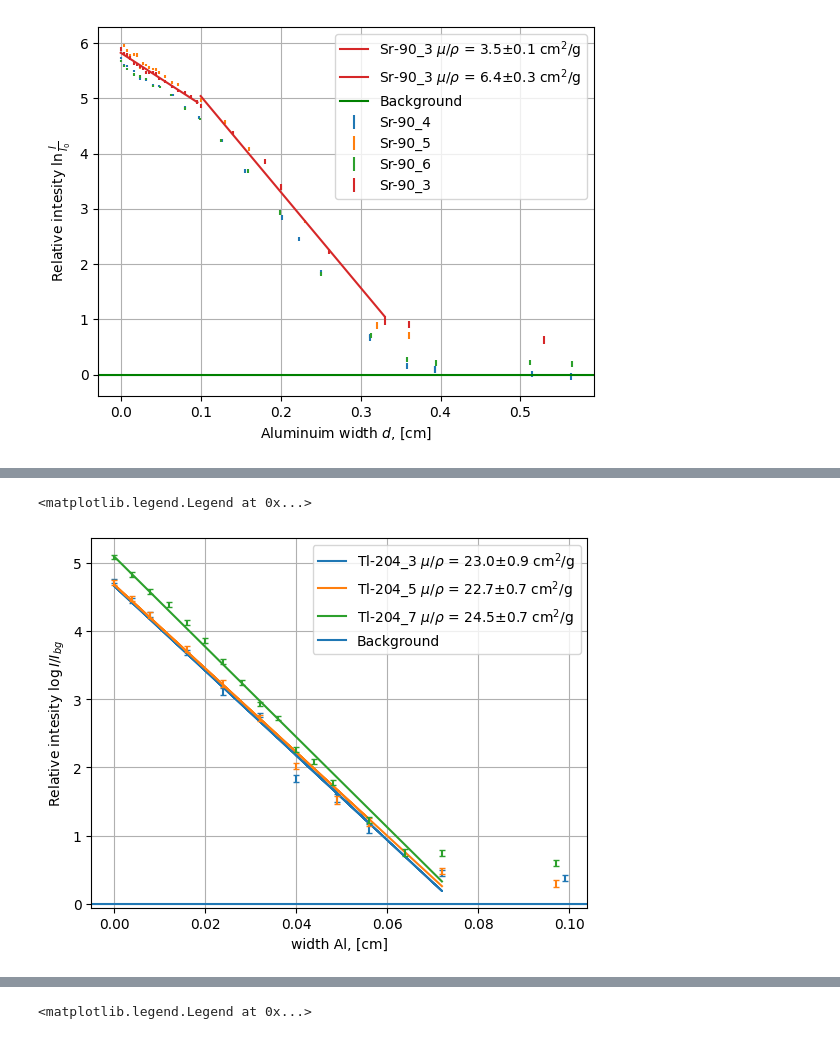
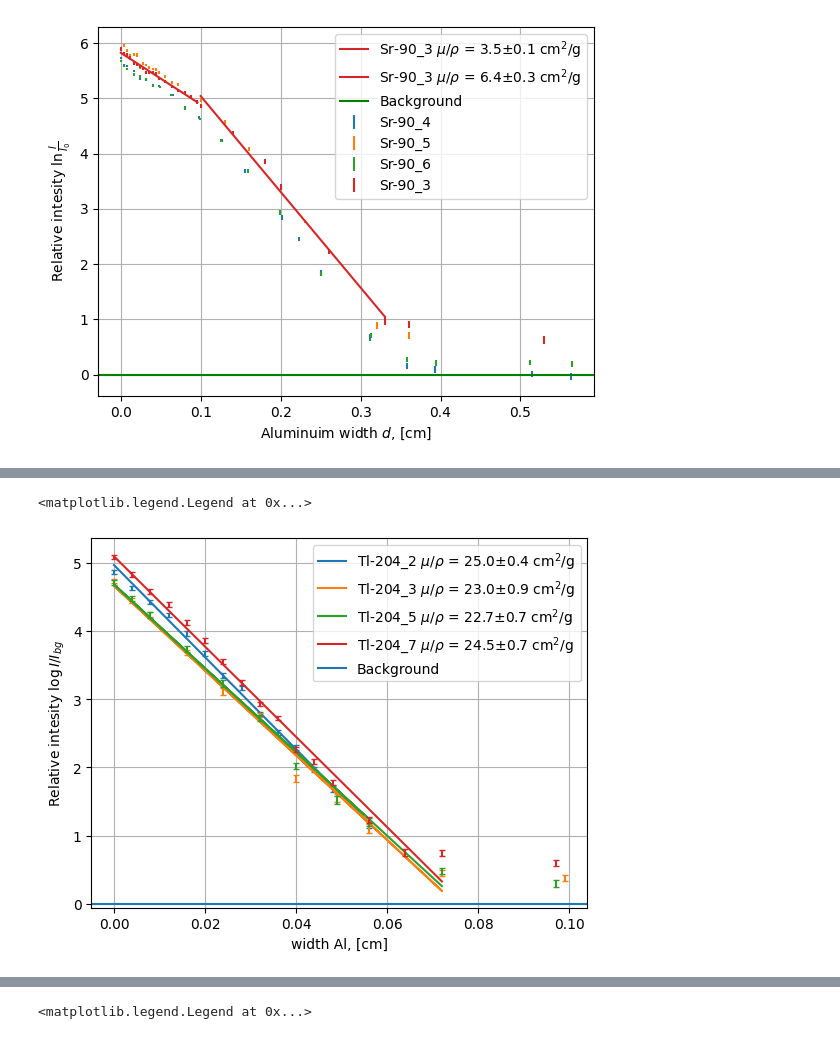
Before and after one commit to evgeny-kolonsky/Lab4_Nuclear, a Jupyter notebook: Lab4_beta_attenuation.ipynb, the cells around one changed output, grey strips where cells are left out. Saved outputs shown, nothing was run; the diff lists cells and outputs as text; code cells hidden in the pictures.

```diff
--- a/Lab4_beta_attenuation.ipynb
+++ b/Lab4_beta_attenuation.ipynb
@@ -132,41 +132,41 @@ Three samples measurements [data](https://github.com/tphlabs/data/tree/main/Lab4
 # %%
 URL = 'https://raw.githubusercontent.com/tphlabs/data/main/Lab4_Nuclear/2023_12_28/'
 
-for num in [3, 5, 7]:
+for num in [2, 3, 5, 7]:
   filename = f'Tl-204_{num}.txt'
   data = np.genfromtxt( URL + filename)
   d, counts, time = data.T
 
   # sort by d
   idx = np.argsort(d)
 
 
   d = d * 1e-1 # mm -> cm
   delta = 1/np.sqrt(counts) # relative error
   I = counts / time
   I_rel = I / I_background # relative
   I_err = delta * I_rel
   log_I_rel = I_err / I_rel # error of log
 
   plt.errorbar(d, np.log(I_rel), capsize=2, yerr=log_I_rel, linestyle='')
 
   WIDTH = 0.08 # cm
   condition = d < WIDTH # exponential decay part
   mu_rho, mu_rho_err, fit, rho = get_murho(condition, d, I_rel, 'Al')
   plt.plot(d[condition], fit.intercept + fit.slope * d[condition],
            color=plt.gca().lines[-1].get_color(), # get last color
            label=fr'Tl-204_{num} $\mu/\rho$ = {mu_rho:.1f}±{mu_rho_err:.1f} cm$^2$/g')
 
 
 
 plt.axhline(0,  label='Background')
 plt.xlabel('width Al, [cm]')
 plt.ylabel(r'Relative intesity $\log I/I_{bg}$')
 plt.grid()
 plt.legend()
 # %% [output]
 <matplotlib.legend.Legend at 0x...>
-[figure, old version]
+[figure, new version]
 # %% [markdown]
 # Cesium-137
 
```
